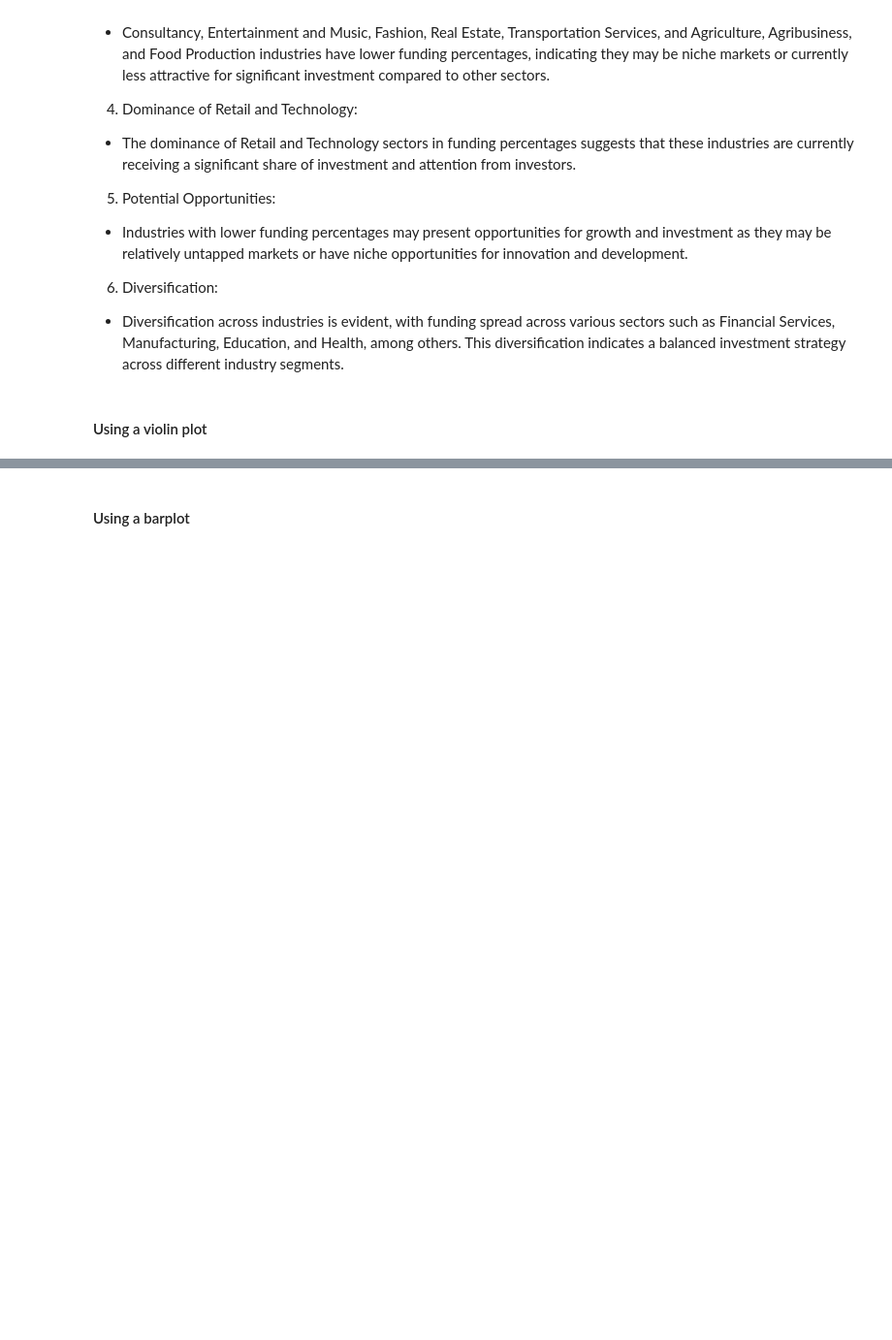
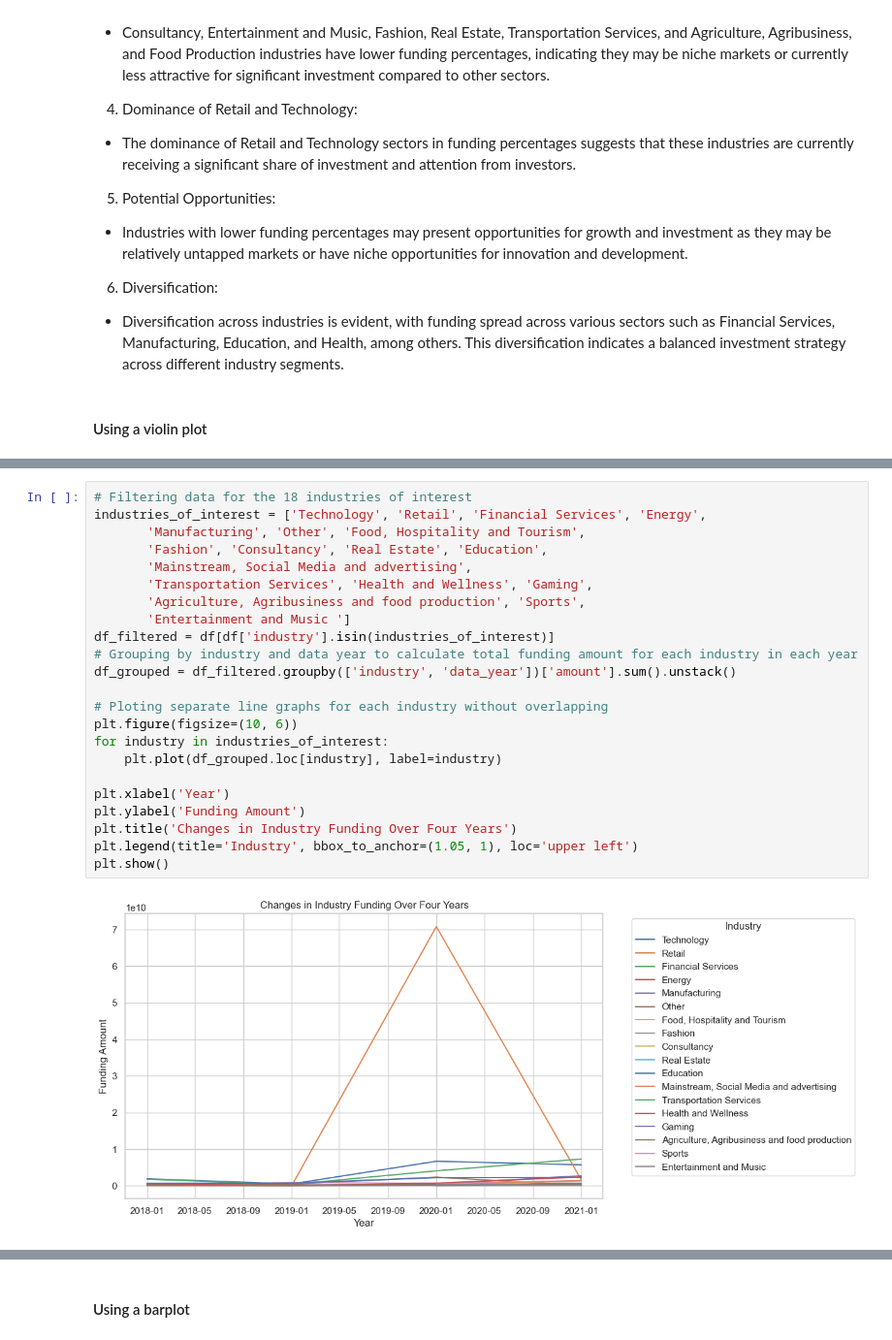
Before and after one commit to wamathaiwandeto/Indian-Startup-Ecosystem, a Jupyter notebook: project.ipynb, the cells around one changed output, grey strips where cells are left out. Shown at 97% size. Cells and saved outputs as stored; diff of their text form; blank space fills up the shorter version.

```diff
--- a/project.ipynb
+++ b/project.ipynb
@@ -1445,0 +1461,25 @@ To be re done
+# %%
+# Filtering data for the 18 industries of interest
+industries_of_interest = ['Technology', 'Retail', 'Financial Services', 'Energy',
+       'Manufacturing', 'Other', 'Food, Hospitality and Tourism',
+       'Fashion', 'Consultancy', 'Real Estate', 'Education',
+       'Mainstream, Social Media and advertising',
+       'Transportation Services', 'Health and Wellness', 'Gaming',
+       'Agriculture, Agribusiness and food production', 'Sports',
+       'Entertainment and Music ']
+df_filtered = df[df['industry'].isin(industries_of_interest)]
+# Grouping by industry and data year to calculate total funding amount for each industry in each year
+df_grouped = df_filtered.groupby(['industry', 'data_year'])['amount'].sum().unstack()
+
+# Ploting separate line graphs for each industry without overlapping
+plt.figure(figsize=(10, 6))
+for industry in industries_of_interest:
+    plt.plot(df_grouped.loc[industry], label=industry)
+
+plt.xlabel('Year')
+plt.ylabel('Funding Amount')
+plt.title('Changes in Industry Funding Over Four Years')
+plt.legend(title='Industry', bbox_to_anchor=(1.05, 1), loc='upper left')
+plt.show()
+# %% [output]
+[figure, added]
```
Also changed, not shown: parts of 46 cells of this notebook.
